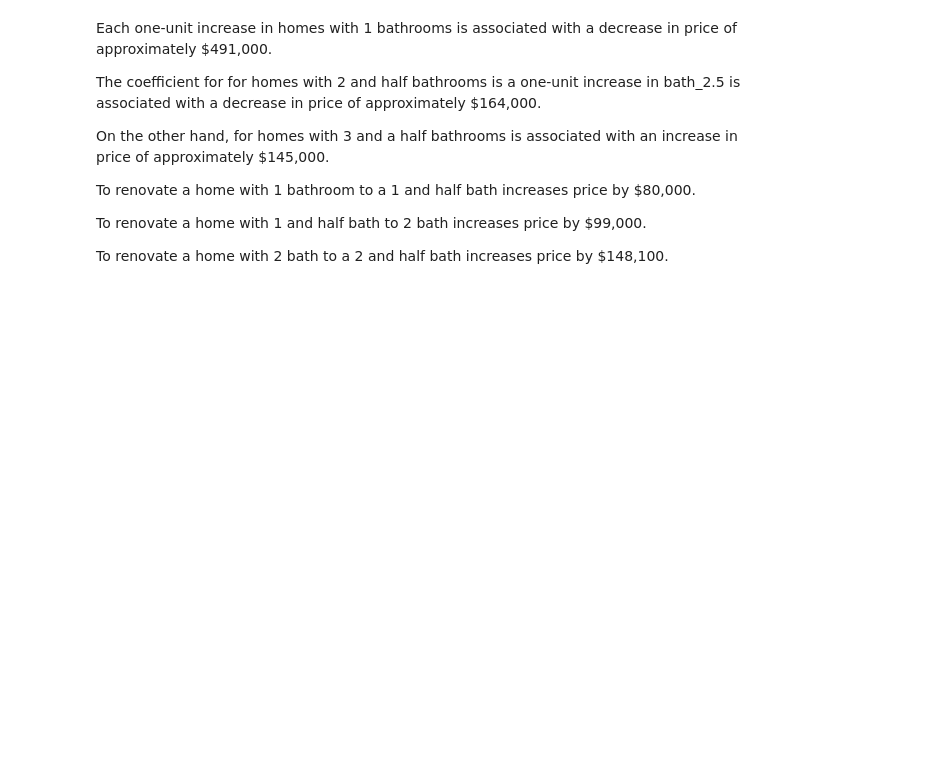
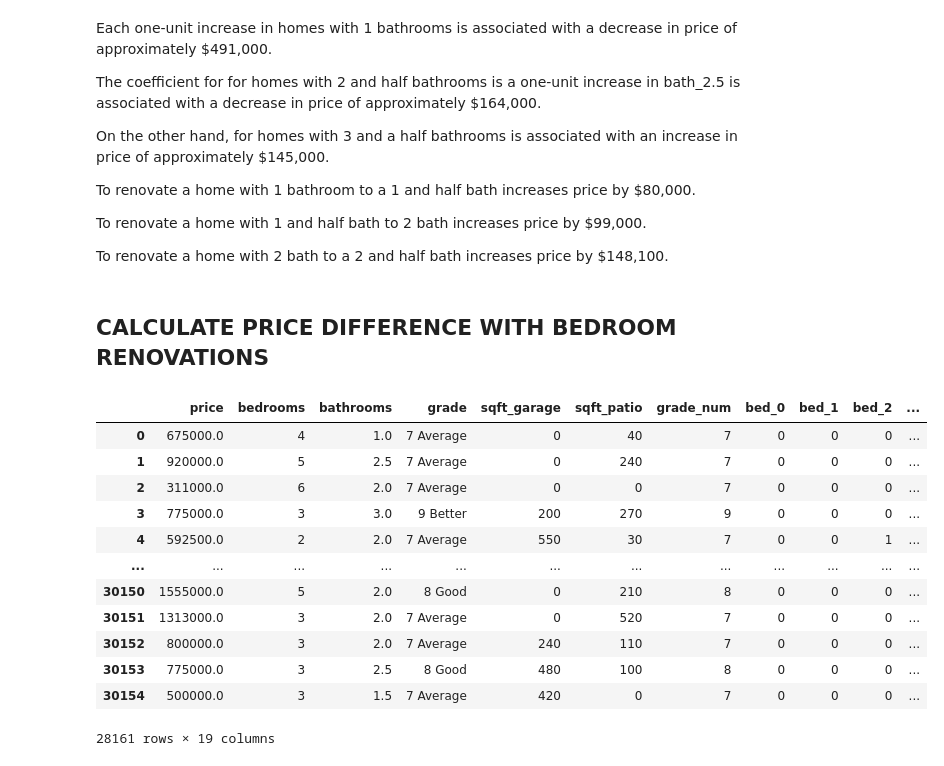
Before and after one commit to pschulk/dsc-phase-2-project-v2-5, a Jupyter notebook: sean_notebook.ipynb, the cells around one changed output. Saved outputs shown, nothing was run; the diff lists cells and outputs as text; code cells hidden in the pictures; blank space fills up the shorter version.

Commit message:
found ratio of price with bedroom & bathroom

```diff
--- a/sean_notebook.ipynb
+++ b/sean_notebook.ipynb
@@ -391,3 +395,23 @@ To renovate a home with 1 bathroom to a 1 and half bath increases price by $80,0
 To renovate a home with 1 and half bath to 2 bath increases price by $99,000.
 
 To renovate a home with 2 bath to a 2 and half bath increases price by $148,100.
+# %% [markdown]
+## CALCULATE PRICE DIFFERENCE WITH BEDROOM RENOVATIONS
+# %%
+bed_dummies = pd.get_dummies(df_model_iqr['bedrooms'], prefix='bed')
+df_model_iqr_bed = pd.concat([df_model_iqr, bed_dummies], axis=1)
+df_model_iqr_bed
+# %% [output]
+|  | price | bedrooms | bathrooms | grade | sqft_garage | sqft_patio | grade_num | bed_0 | bed_1 | bed_2 | ... |
+| 0 | 675000.0 | 4 | 1.0 | 7 Average | 0 | 40 | 7 | 0 | 0 | 0 | ... |
+| 1 | 920000.0 | 5 | 2.5 | 7 Average | 0 | 240 | 7 | 0 | 0 | 0 | ... |
+| 2 | 311000.0 | 6 | 2.0 | 7 Average | 0 | 0 | 7 | 0 | 0 | 0 | ... |
+| 3 | 775000.0 | 3 | 3.0 | 9 Better | 200 | 270 | 9 | 0 | 0 | 0 | ... |
+| 4 | 592500.0 | 2 | 2.0 | 7 Average | 550 | 30 | 7 | 0 | 0 | 1 | ... |
+| ... | ... | ... | ... | ... | ... | ... | ... | ... | ... | ... | ... |
+| 30150 | 1555000.0 | 5 | 2.0 | 8 Good | 0 | 210 | 8 | 0 | 0 | 0 | ... |
+| 30151 | 1313000.0 | 3 | 2.0 | 7 Average | 0 | 520 | 7 | 0 | 0 | 0 | ... |
+| 30152 | 800000.0 | 3 | 2.0 | 7 Average | 240 | 110 | 7 | 0 | 0 | 0 | ... |
+| 30153 | 775000.0 | 3 | 2.5 | 8 Good | 480 | 100 | 8 | 0 | 0 | 0 | ... |
+| 30154 | 500000.0 | 3 | 1.5 | 7 Average | 420 | 0 | 7 | 0 | 0 | 0 | ... |
+28161 rows × 19 columns
```
Also changed, not shown: parts of 7 cells of this notebook.
